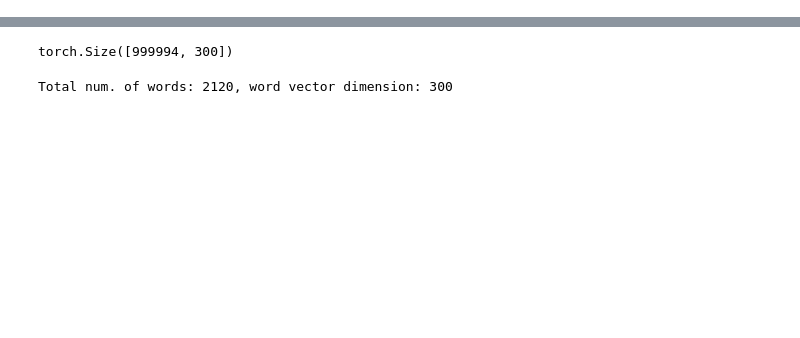
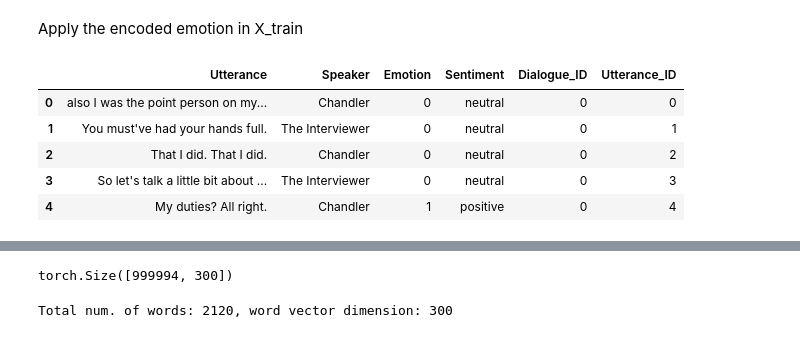
Before and after one commit to jonnneehh/ER_GAT, a Jupyter notebook: context_encoder.ipynb, the cells around one changed output, grey strips where cells are left out. Cells and saved outputs as stored; diff of their text form; code cells hidden in the pictures; blank space fills up the shorter version.

```diff
--- a/context_encoder.ipynb
+++ b/context_encoder.ipynb
@@ -303,5 +311,15 @@ y_train[:15]
+# %% [markdown]
+Apply the encoded emotion in X_train
 # %%
 X_train["Emotion"] = y_train["Emotion"].copy()
+X_train.head()
+# %% [output]
+|  | Utterance | Speaker | Emotion | Sentiment | Dialogue_ID | Utterance_ID |
+| 0 | also I was the point person on my... | Chandler | 0 | neutral | 0 | 0 |
+| 1 | You must've had your hands full. | The Interviewer | 0 | neutral | 0 | 1 |
+| 2 | That I did. That I did. | Chandler | 0 | neutral | 0 | 2 |
+| 3 | So let's talk a little bit about ... | The Interviewer | 0 | neutral | 0 | 3 |
+| 4 | My duties? All right. | Chandler | 1 | positive | 0 | 4 |
 # %%
 ## save the data in pickle format ##
 checkFile = os.path.isfile("data/dump/train_labels.pkl")
```
Also changed, not shown: parts of 47 cells of this notebook.
